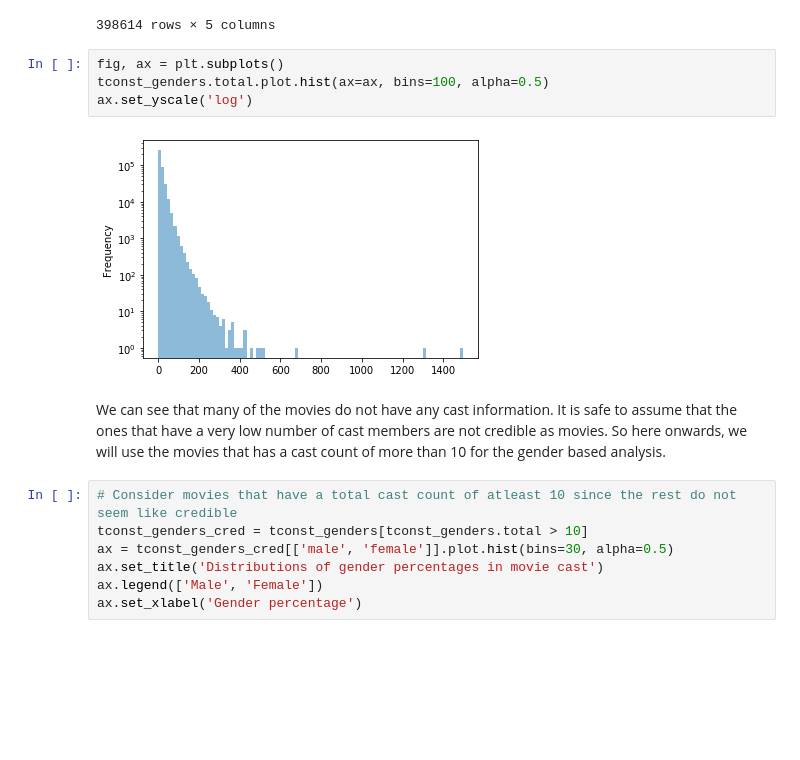
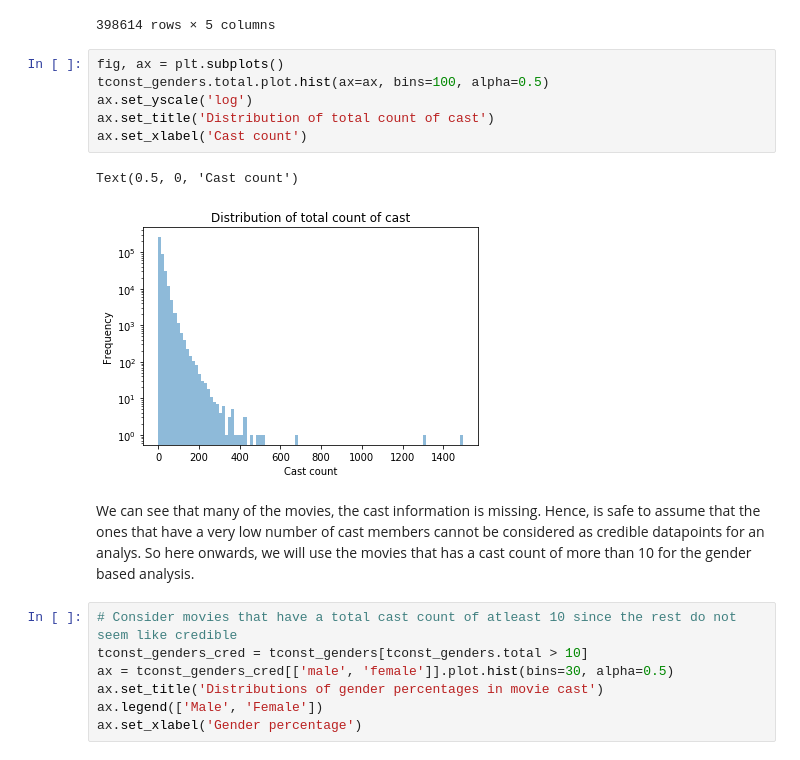
Before and after one commit to Ruchiranga/AD_A-team-project, a Jupyter notebook: Milestone3-ruchiranga.ipynb, the cells around one changed output. Saved outputs shown, nothing was run; the diff lists cells and outputs as text; blank space fills up the shorter version.

Commit message:
Successful movies analysis

```diff
--- a/Milestone3-ruchiranga.ipynb
+++ b/Milestone3-ruchiranga.ipynb
@@ -166,11 +277,14 @@ with pd.option_context('display.max_rows', 5000, 'display.max_columns', 20):
 # %%
 fig, ax = plt.subplots()
 tconst_genders.total.plot.hist(ax=ax, bins=100, alpha=0.5)
 ax.set_yscale('log')
+ax.set_title('Distribution of total count of cast')
+ax.set_xlabel('Cast count')
 # %% [output]
+Text(0.5, 0, 'Cast count')
-[figure, old version]
+[figure, new version]
 # %% [markdown]
-We can see that many of the movies do not have any cast information. It is safe to assume that the ones that have a very low number of cast members are not credible as movies. So here onwards, we will use the movies that has a cast count of more than 10 for the gender based analysis.
+We can see that many of the movies, the cast information is missing. Hence, is safe to assume that the ones that have a very low number of cast members cannot be considered as credible datapoints for an analys. So here onwards, we will use the movies that has a cast count of more than 10 for the gender based analysis.
 # %%
 # Consider movies that have a total cast count of atleast 10 since the rest do not seem like credible
 tconst_genders_cred = tconst_genders[tconst_genders.total > 10]
```
Also changed, not shown: parts of 17 cells of this notebook.
